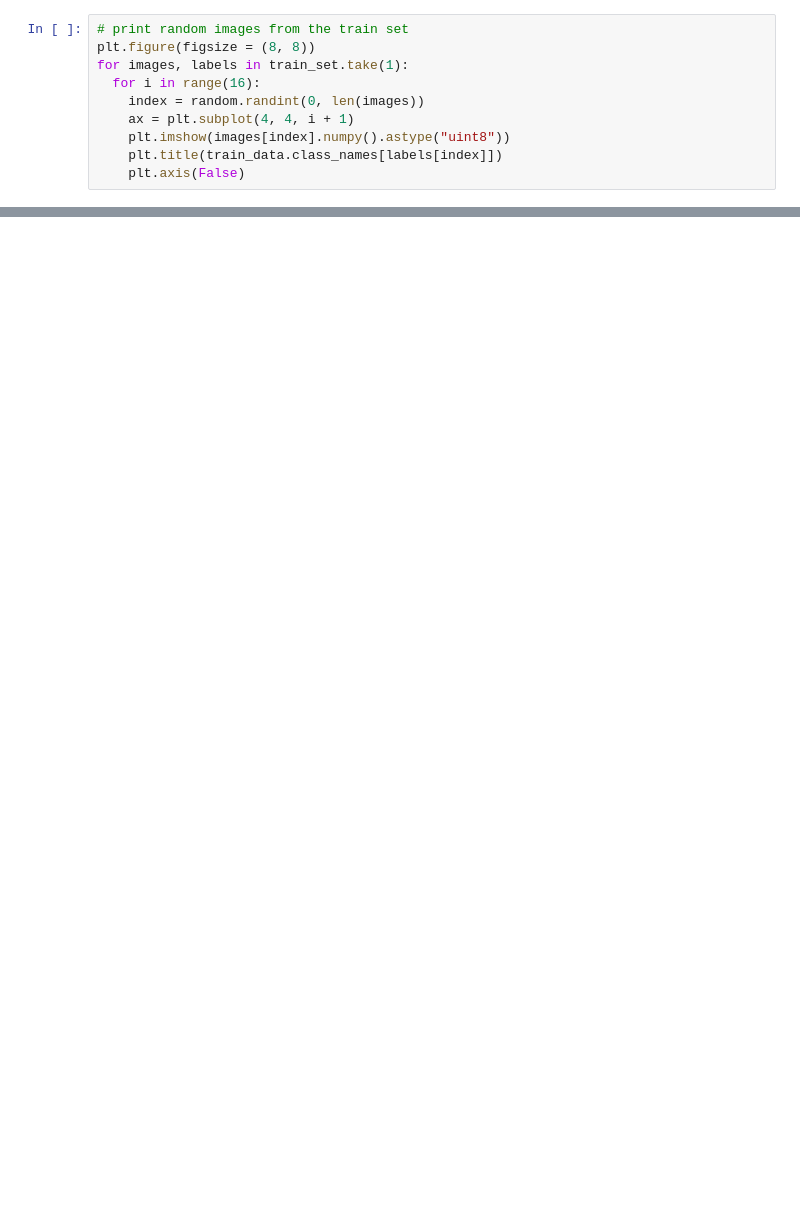
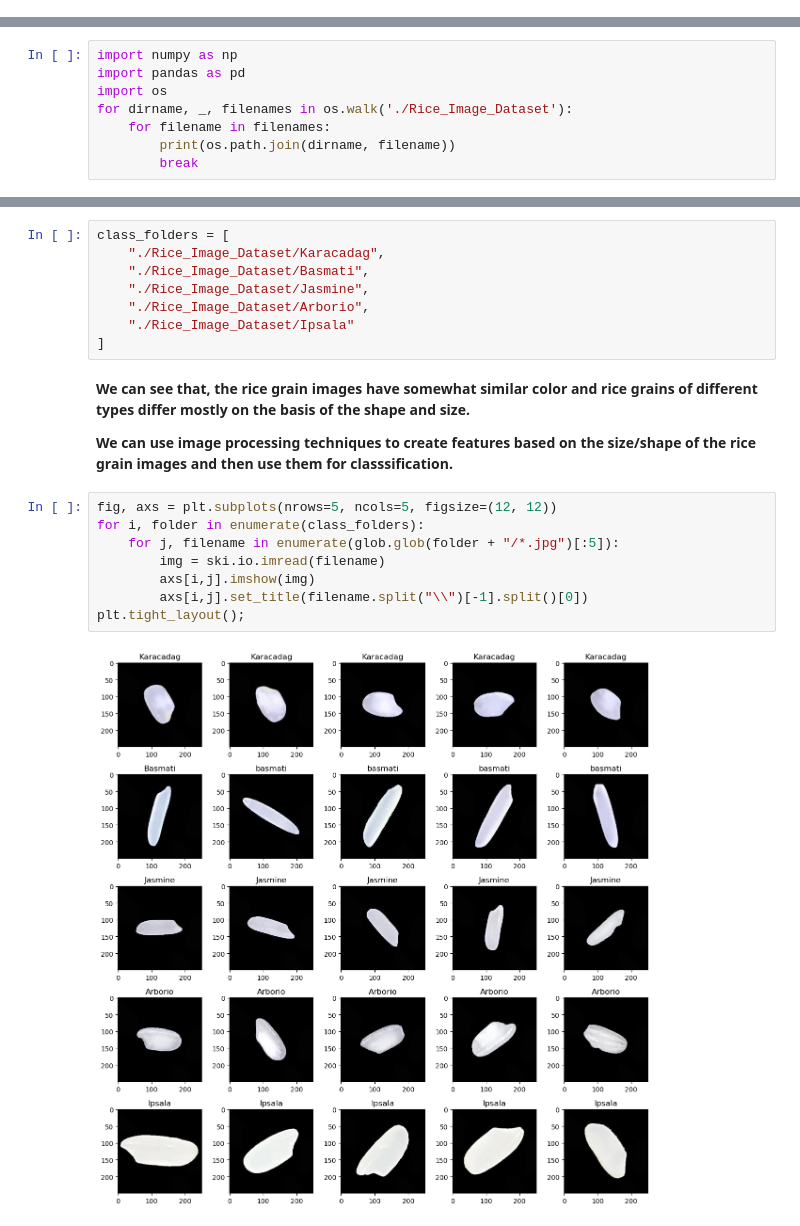
Before and after one commit to IlanSirsky/Rice-Image-Classification, a Jupyter notebook: Rice Image Classification.ipynb, the cells around one changed output, grey strips where cells are left out. Saved outputs shown, nothing was run; the diff lists cells and outputs as text; blank space fills up the shorter version.

```diff
--- a/Rice Image Classification.ipynb
+++ b/Rice Image Classification.ipynb
@@ -59,10 +0,0 @@ Karacadag : 5000
-# %%
-# print random images from the train set
-plt.figure(figsize = (8, 8))
-for images, labels in train_set.take(1):
-  for i in range(16):
-    index = random.randint(0, len(images))
-    ax = plt.subplot(4, 4, i + 1)
-    plt.imshow(images[index].numpy().astype("uint8"))
-    plt.title(train_data.class_names[labels[index]])
-    plt.axis(False)
@@ -251,0 +6,8 @@ plot_random_predictions(test_set, cnn)
+# %%
+import numpy as np
+import pandas as pd
+import os
+for dirname, _, filenames in os.walk('./Rice_Image_Dataset'):
+    for filename in filenames:
+        print(os.path.join(dirname, filename))
+        break
@@ -251,0 +54,22 @@ plot_random_predictions(test_set, cnn)
+# %%
+class_folders = [
+    "./Rice_Image_Dataset/Karacadag",
+    "./Rice_Image_Dataset/Basmati",
+    "./Rice_Image_Dataset/Jasmine",
+    "./Rice_Image_Dataset/Arborio",
+    "./Rice_Image_Dataset/Ipsala"
+]
+# %% [markdown]
+**We can see that, the rice grain images have somewhat similar color and rice grains of different types differ mostly on the basis of the shape and size.**
+
+**We can use image processing techniques to create features based on the size/shape of the rice grain images and then use them for classsification.**
+# %%
+fig, axs = plt.subplots(nrows=5, ncols=5, figsize=(12, 12))
+for i, folder in enumerate(class_folders):
+    for j, filename in enumerate(glob.glob(folder + "/*.jpg")[:5]):
+        img = ski.io.imread(filename)
+        axs[i,j].imshow(img)
+        axs[i,j].set_title(filename.split("\\")[-1].split()[0])
+plt.tight_layout();
+# %% [output]
+[figure, added]
```
Also changed, not shown: parts of 62 cells of this notebook, 1 other file.
